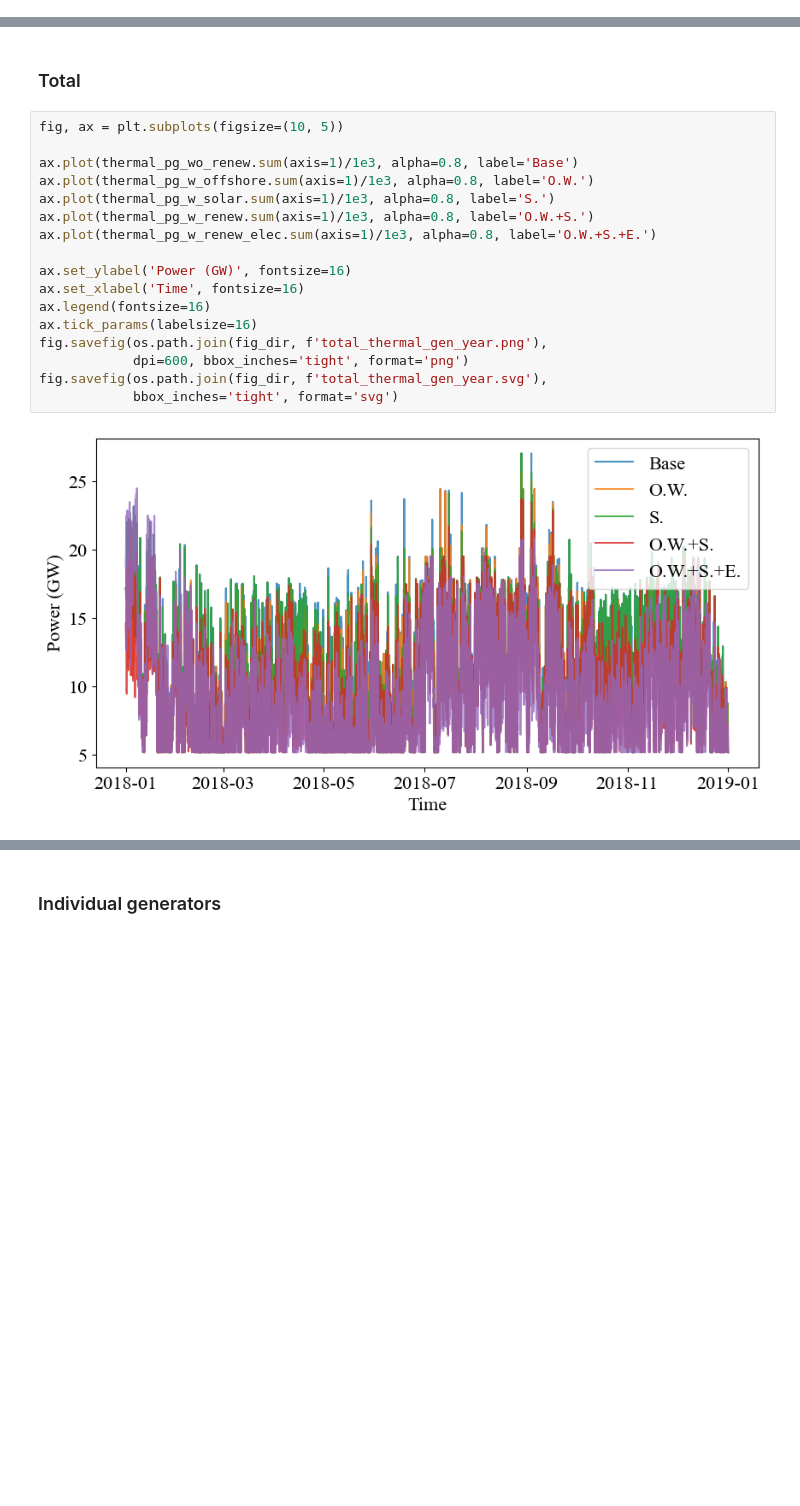
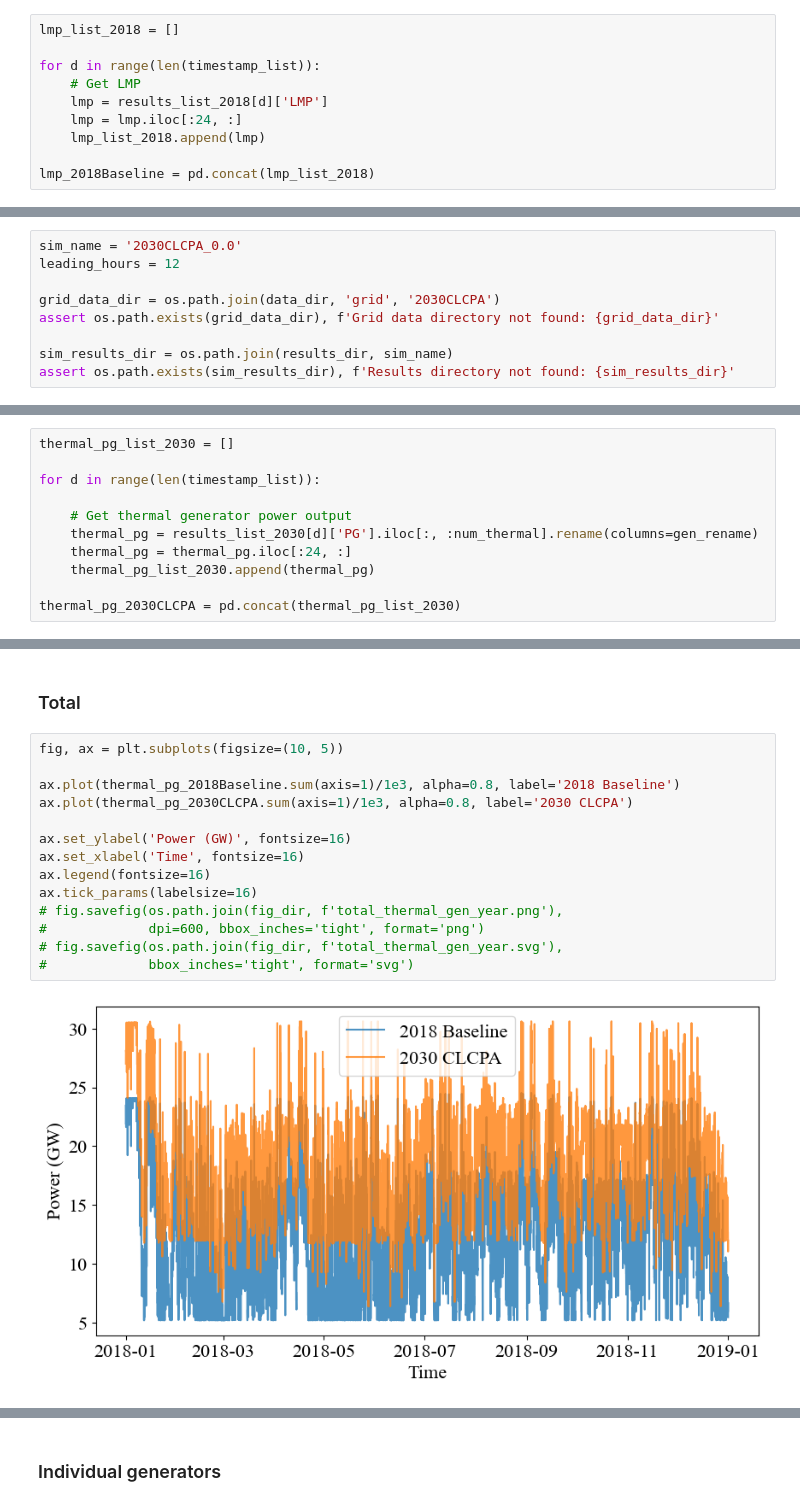
Before and after one commit to boyuan276/NYgrid-python, a Jupyter notebook: examples/opf_post.ipynb, the cells around one changed output, grey strips where cells are left out. Cells and saved outputs as stored; diff of their text form; blank space fills up the shorter version.

```diff
--- a/examples/opf_post.ipynb
+++ b/examples/opf_post.ipynb
@@ -234,0 +154,10 @@ thermal_pg_w_renew_elec.to_csv(os.path.join(results_dir, 'thermal_pg_w_renew_ele
+# %%
+lmp_list_2018 = []
+
+for d in range(len(timestamp_list)):
+    # Get LMP
+    lmp = results_list_2018[d]['LMP']
+    lmp = lmp.iloc[:24, :]
+    lmp_list_2018.append(lmp)
+
+lmp_2018Baseline = pd.concat(lmp_list_2018)
@@ -234,0 +166,9 @@ thermal_pg_w_renew_elec.to_csv(os.path.join(results_dir, 'thermal_pg_w_renew_ele
+# %%
+sim_name = '2030CLCPA_0.0'
+leading_hours = 12
+
+grid_data_dir = os.path.join(data_dir, 'grid', '2030CLCPA')
+assert os.path.exists(grid_data_dir), f'Grid data directory not found: {grid_data_dir}'
+
+sim_results_dir = os.path.join(results_dir, sim_name)
+assert os.path.exists(sim_results_dir), f'Results directory not found: {sim_results_dir}'
@@ -234,0 +195,11 @@ thermal_pg_w_renew_elec.to_csv(os.path.join(results_dir, 'thermal_pg_w_renew_ele
+# %%
+thermal_pg_list_2030 = []
+
+for d in range(len(timestamp_list)):
+
+    # Get thermal generator power output
+    thermal_pg = results_list_2030[d]['PG'].iloc[:, :num_thermal].rename(columns=gen_rename)
+    thermal_pg = thermal_pg.iloc[:24, :]
+    thermal_pg_list_2030.append(thermal_pg)
+
+thermal_pg_2030CLCPA = pd.concat(thermal_pg_list_2030)
@@ -407,22 +264,19 @@ week_list = [winter_week, spring_week, summer_week, autumn_week]
 # %%
 fig, ax = plt.subplots(figsize=(10, 5))
 
-ax.plot(thermal_pg_wo_renew.sum(axis=1)/1e3, alpha=0.8, label='Base')
-ax.plot(thermal_pg_w_offshore.sum(axis=1)/1e3, alpha=0.8, label='O.W.')
-ax.plot(thermal_pg_w_solar.sum(axis=1)/1e3, alpha=0.8, label='S.')
-ax.plot(thermal_pg_w_renew.sum(axis=1)/1e3, alpha=0.8, label='O.W.+S.')
-ax.plot(thermal_pg_w_renew_elec.sum(axis=1)/1e3, alpha=0.8, label='O.W.+S.+E.')
+ax.plot(thermal_pg_2018Baseline.sum(axis=1)/1e3, alpha=0.8, label='2018 Baseline')
+ax.plot(thermal_pg_2030CLCPA.sum(axis=1)/1e3, alpha=0.8, label='2030 CLCPA')
 
 ax.set_ylabel('Power (GW)', fontsize=16)
 ax.set_xlabel('Time', fontsize=16)
 ax.legend(fontsize=16)
 ax.tick_params(labelsize=16)
-fig.savefig(os.path.join(fig_dir, f'total_thermal_gen_year.png'),
-            dpi=600, bbox_inches='tight', format='png')
-fig.savefig(os.path.join(fig_dir, f'total_thermal_gen_year.svg'),
-            bbox_inches='tight', format='svg')
+# fig.savefig(os.path.join(fig_dir, f'total_thermal_gen_year.png'),
+#             dpi=600, bbox_inches='tight', format='png')
+# fig.savefig(os.path.join(fig_dir, f'total_thermal_gen_year.svg'),
+#             bbox_inches='tight', format='svg')
 # %% [output]
-[figure, old version]
+[figure, new version]
 # %%
 fig, axs = plt.subplots(2, 2, figsize=(12, 8),
                         sharex=False, sharey=True)
```
Also changed, not shown: parts of 35 cells of this notebook.
